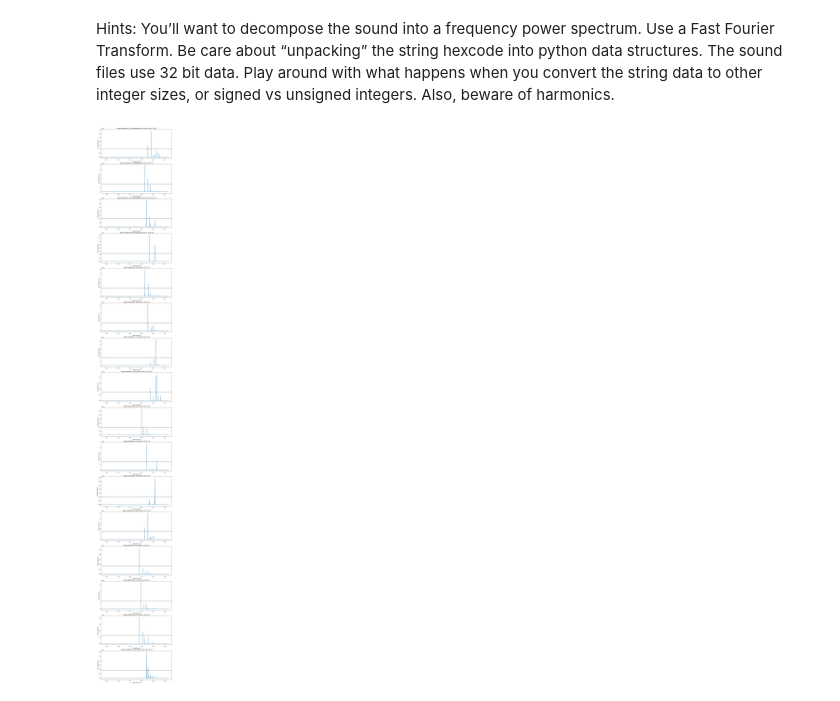
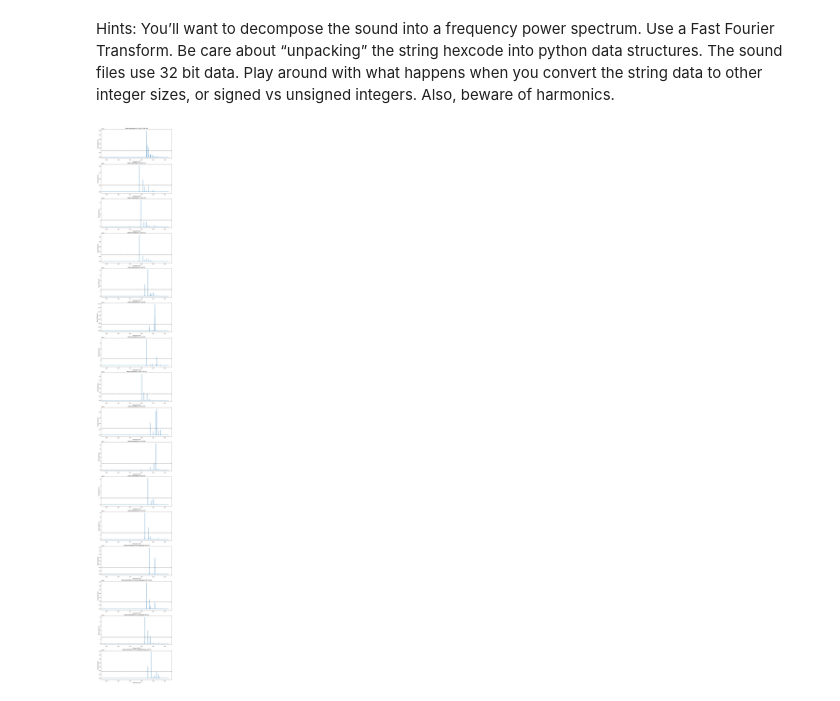
Before and after one commit to benstahl92/python-ay250-homeworks, a Jupyter notebook: hw_3/hw_3.ipynb, the cells around one changed output. Cells and saved outputs as stored; diff of their text form; code cells hidden in the pictures.

```diff
--- a/hw_3/hw_3.ipynb
+++ b/hw_3/hw_3.ipynb
@@ -303,8 +303,8 @@ def is_harmonic(freq, ref_freq, tol=0.05):
 
     return rh
 # %%
-# given a stereo aiff file as input, optionally plot the frequency power spectrum and identify musical notes
-def note_ID(fl, note_thresh = 0.5, ax_idx = 0):
+# given a stereo aiff file as input, plot the frequency power spectrum on a suplied axis and identify musical notes
+def note_ID(fl, note_thresh = 0.25, ax_idx = 0):
 
     # read in file
     data, fs = sf.read(fl, dtype = 'int32')
@@ -321,7 +321,7 @@ def note_ID(fl, note_thresh = 0.5, ax_idx = 0):
     fp = freqs[pow_spec > note_thresh*np.max(pow_spec)]
 
     # identify the unique notes that correspond to these frequencies and exclude harmonics
-    freq_list = [freqs[np.argmax(pow_spec)]] # start with frequency of maximum in pow_spec
+    freq_list = [fp[0]] # start with frequency identified as corresponding to a maximum
     notes = [pitch(freq_list[0])]
     for ff in fp:
         if pitch(ff) not in notes:
@@ -336,18 +336,20 @@ def note_ID(fl, note_thresh = 0.5, ax_idx = 0):
     ax[ax_idx].axhline(note_thresh * np.max(pow_spec), color = 'black', linestyle = 'dashed')
     ax[ax_idx].set_xlabel('Frequency (Hz)')
     ax[ax_idx].set_ylabel('Power Spectrum')
-    ax[ax_idx].set_title('Notes Identified in {} (from L to R): {}'.format(fl.split('/')[-1], ', '.join(notes)))
+    ax[ax_idx].set_title('Notes Identified in {}: {}'.format(fl.split('/')[-1], ', '.join(notes)))
 
     return notes
 # %%
 # load in audio file names
-aud_files = sorted([fl for fl in os.listdir('sound_files/') if '.aif'])[::-1]
+aud_files = sorted([fl for fl in os.listdir('sound_files/') if '.aif'])
 
 fig, ax = plt.subplots(len(aud_files), 1, figsize = (12, 6*len(aud_files)))
 
 # iterate through file names and determine notes
+results = []
 for idx, fl in enumerate(aud_files):
 
-    nts = note_ID('sound_files/' + fl, ax_idx = idx, note_thresh = 0.3)
+    nts = note_ID('sound_files/' + fl, ax_idx = idx)
+    results.append([fl, nts])
 # %% [output]
-[figure, old version]
+[figure, new version]
```
Also changed, not shown: parts of 3 cells of this notebook.
